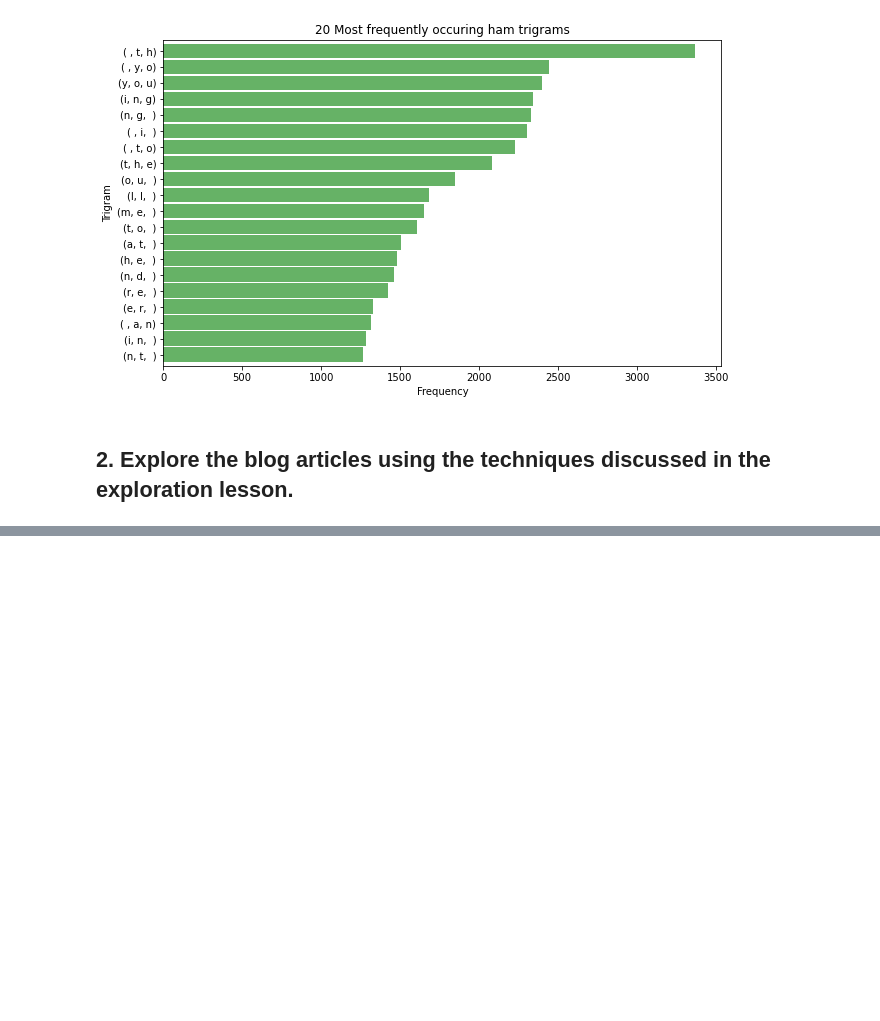
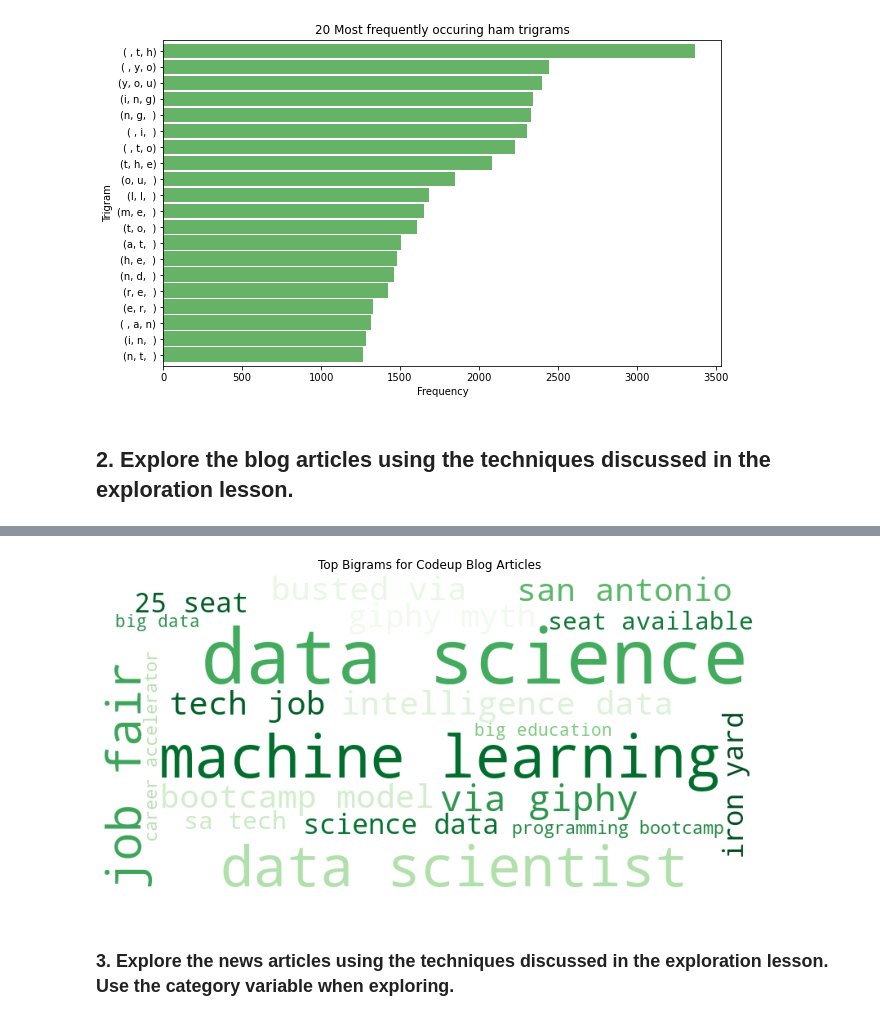
Before and after one commit to mariamnaqvi/natural-language-processing-exercises, a Jupyter notebook: explore.ipynb, the cells around one changed output, grey strips where cells are left out. Drawn from its saved outputs; the diff is of its cells as text; code cells hidden in the pictures; blank space fills up the shorter version.

```diff
--- a/explore.ipynb
+++ b/explore.ipynb
@@ -183,0 +282,12 @@ Text(0.5, 0, 'Frequency')
+# %%
+data = {k[0] + ' ' + k[1]: v for k, v in blog_bigrams.to_dict().items()}
+img = WordCloud(background_color='white', colormap = 'Greens',width=800, height=400).generate_from_frequencies(data)
+plt.figure(figsize=(12, 6))
+plt.title('Top Bigrams for Codeup Blog Articles')
+plt.imshow(img)
+plt.axis('off')
+plt.show()
+# %% [output]
+[figure, added]
+# %% [markdown]
+### 3. Explore the news articles using the techniques discussed in the exploration lesson. Use the category variable when exploring.
```
Also changed, not shown: parts of 25 cells of this notebook.
